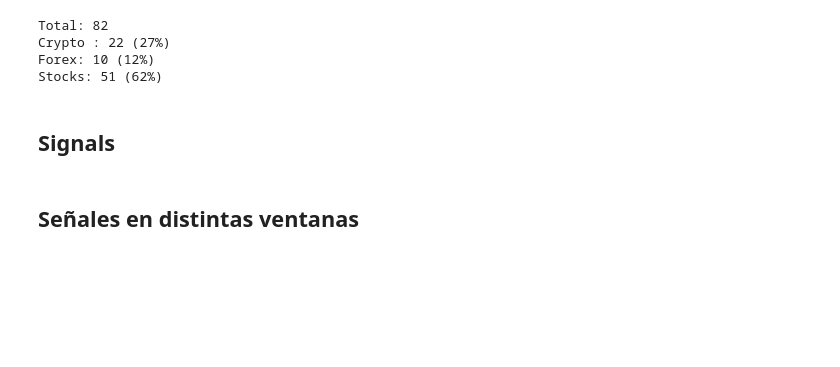
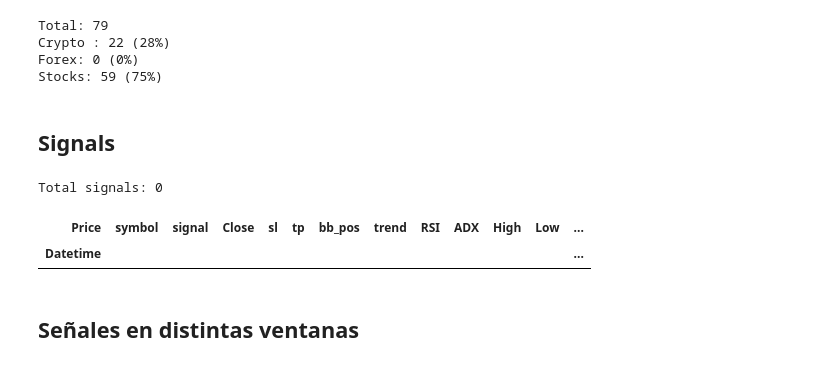
Before and after one commit to josebrx99/python, a Jupyter notebook: trading/signals.ipynb, the cells around one changed output. Drawn from its saved outputs; the diff is of its cells as text; code cells hidden in the pictures; blank space fills up the shorter version.

```diff
--- a/trading/signals.ipynb
+++ b/trading/signals.ipynb
@@ -28,6 +28,10 @@ symbs = [
 # "NG=F", # NATURAL GAS
 
 ]
+import joblib,os
+symbs = joblib.load("symbols_verify.pkl")
+
+
 symbs_crypto = [x for x in symbs if "-USD" in x]
 symbs_forex = [x for x in symbs if "=X" in x]
 symbs_stocks = [x for x in symbs if x not in symbs_crypto and x not in symbs_forex]
@@ -37,7 +41,7 @@ print("Crypto :", len(symbs_crypto), f"({(len(symbs_crypto)/len(symbs))*100:.0f}
 print("Forex:", len(symbs_forex), f"({(len(symbs_forex)/len(symbs))*100:.0f}%)")
 print("Stocks:", len(symbs_stocks), f"({(len(symbs_stocks)/len(symbs))*100:.0f}%)")
 # %% [output]
-Total: 82
-Crypto : 22 (27%)
-Forex: 10 (12%)
-Stocks: 51 (62%)
+Total: 79
+Crypto : 22 (28%)
+Forex: 0 (0%)
+Stocks: 59 (75%)
@@ -1585,3 +1461,63 @@ results
+# %%
+INTERVAL        = "1h"          # Ventana velas
+LOOKBACK_DAYS   = 60            # 1h: 60 | 4h: 240 | 1d: 1440
+results =  main(SYMBOLS = symbs, INTERVAL = INTERVAL, LOOKBACK_DAYS = LOOKBACK_DAYS)
+df = results.copy()
+results = results.replace({False:"", True:"✅"})
+SIGNAL = "str_macd_div1"
+
+for signal in ["str_macd_div1"]:
+    try:
+        mapping = {"🔴": -1, "": 0, "🟢": 1}
+        results[signal] = results[signal].replace(mapping).fillna(0).astype(int)
+    except:
+        print("ERROR:", signal)
+results["str_macd_div1"] = results["str_macd_div1"].rolling(2).sum()
+results["str_macd_div1"] = np.where(results["str_macd_div1"] >= 1, 1, np.where(results["str_macd_div1"] <= -1, -1, 0))
+
+results = results.sort_values(["symbol", "date"]).drop_duplicates("symbol", keep = "last")
+results
+atr_sl                = 2        # Value for SL. Scalping: 0.8-1.5 | Intradia: 1.5-2.5 | Swing: 2-3.5 | Largo: 3-5
+multiplier_tp         = 2        # Value for TP -> atr_tp = atr_sl x multiplier_tp.
+
+results["sl_dist"] = atr_sl*results["ATR"]
+results["sl"] = np.where(results["str_macd_div1"] == 1, results["Close"] - results["sl_dist"],
+                np.where(results["str_macd_div1"] == -1, results["Close"] + results["sl_dist"], np.nan))
+results["tp_dist"] = abs(results["Close"] - results["sl"]) * multiplier_tp
+results["tp"] = np.where(results["str_macd_div1"] == 1, results["Close"] + results["tp_dist"],
+                np.where(results["str_macd_div1"] == -1, results["Close"] - results["tp_dist"], np.nan))
+results["signal"] = results["str_macd_div1"]
+
+for j in results.columns:
+    try:
+        results[j] = results[j].round(3)
+    except:
+        pass
+
+# for i in range(0, len(results)):
+#     row = results.iloc[i]
+#     dicc = evaluate_entry_quality(row["SIGNAL"], row["bb_pos"])
+#     results.loc[i, "entry_zone"]  = dicc["entry_zone"]
+
+    # tp, sl = compute_tp_sl(row["price"], row["ATR"], row["SIGNAL"])
+    # results.loc[i, "sl"] = sl
+    # results.loc[i, "tp"] = tp
+
+cols = ["symbol",  "signal", "Close", "sl", "tp", "bb_pos", "trend", "RSI", "ADX"]
+cols = cols + [c for c in results.columns if c not in cols]
+results=results[cols]
+results=results[results["signal"]!=0]
+# results=results[results.symbol.isin(["BTC-USD","ETH-USD"])]
+print("Total signals:", len(results))
+
+pd.set_option('display.max_rows', 200)
+pd.set_option('display.max_colwidth', 200)
+
+results
+# %% [output]
+Total signals: 0
+| Price | symbol | signal | Close | sl | tp | bb_pos | trend | RSI | ADX | High | Low | ... |
+| Datetime |  |  |  |  |  |  |  |  |  |  |  | ... |
 # %%
 # Plots
 for symb in results["symbol"]:
```
Also changed, not shown: parts of 37 cells of this notebook, 11 other files.
